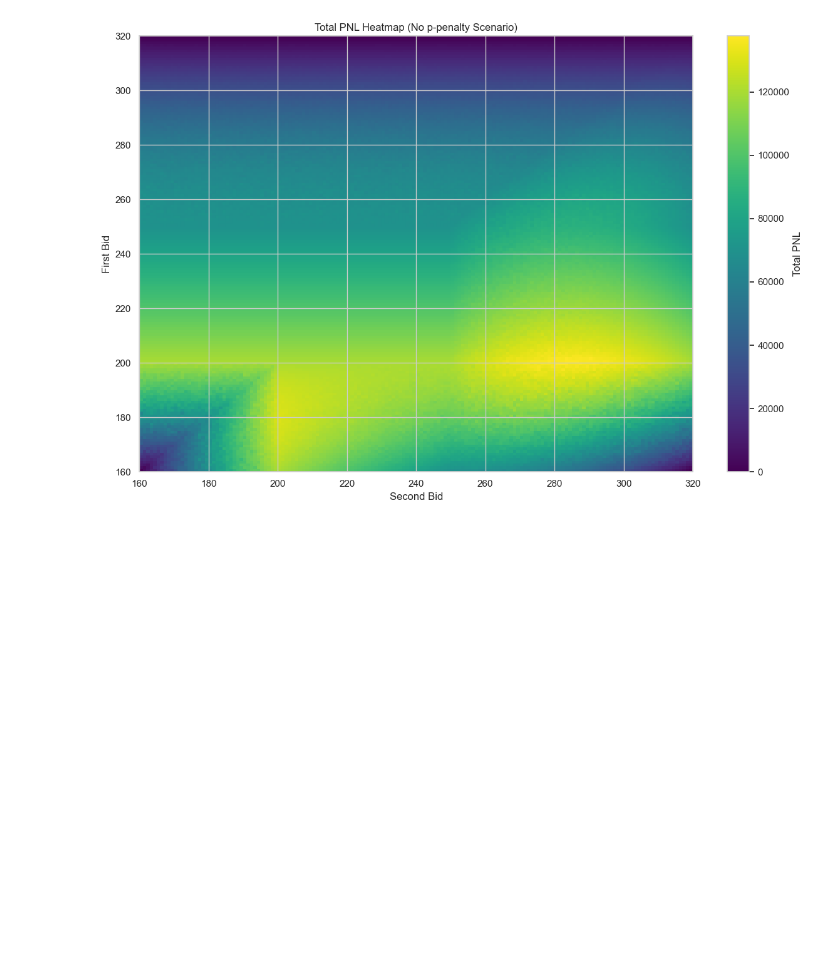
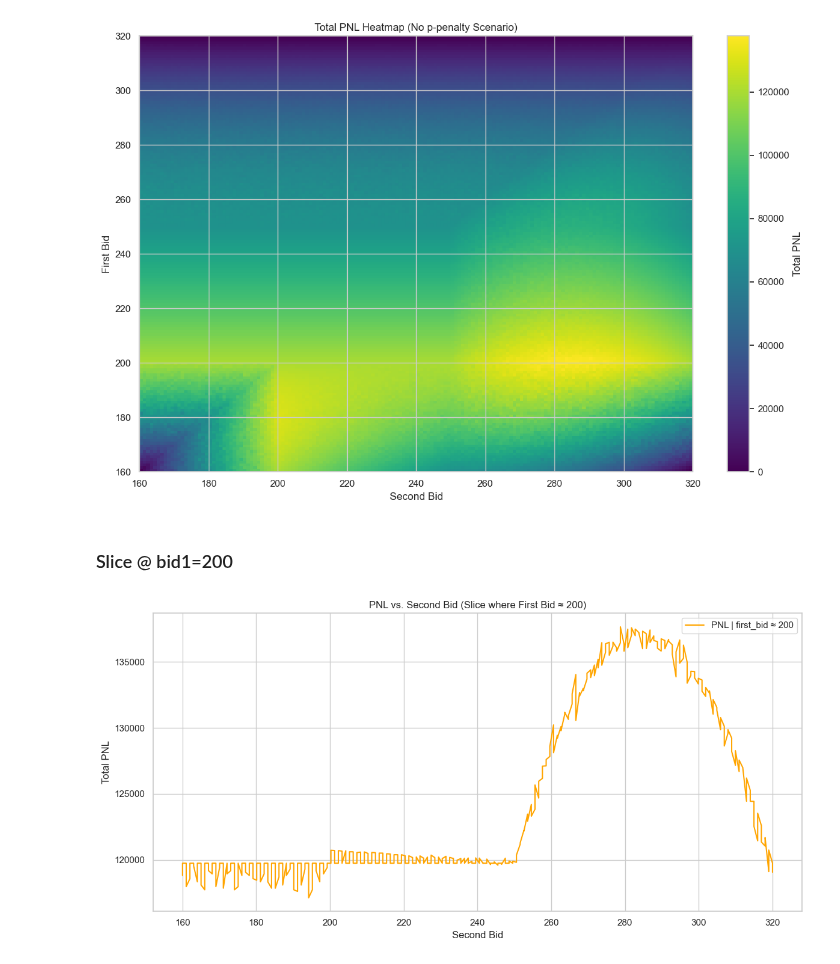
Before and after one commit to chrispyroberts/imc-prosperity-3, a Jupyter notebook: ROUND 3/manualn.ipynb, the cells around one changed output. Drawn from its saved outputs; the diff is of its cells as text; code cells hidden in the pictures; blank space fills up the shorter version.

```diff
--- a/ROUND 3/manualn.ipynb
+++ b/ROUND 3/manualn.ipynb
@@ -124,3 +114,24 @@ plt.tight_layout()
 plt.show()
 # %% [output]
 [figure]
+# %% [markdown]
+### Slice @ bid1=200
+# %%
+# Extract a slice where first_bid is approximately 200
+slice_df = df_results_2[np.isclose(df_results_2["first_bid"], 200, atol=1)]
+
+# Sort by second_bid for proper line plotting
+slice_df = slice_df.sort_values("second_bid")
+
+# Plot PNL vs. second_bid for first_bid = 200
+plt.figure(figsize=(12, 6))
+plt.plot(slice_df["second_bid"], slice_df["Total PNL"], label="PNL | first_bid ≈ 200", color='orange')
+plt.xlabel("Second Bid")
+plt.ylabel("Total PNL")
+plt.title("PNL vs. Second Bid (Slice where First Bid ≈ 200)")
+plt.grid(True)
+plt.legend()
+plt.tight_layout()
+plt.show()
+# %% [output]
+[figure, added]
```
Also changed, not shown: parts of 13 cells of this notebook.
